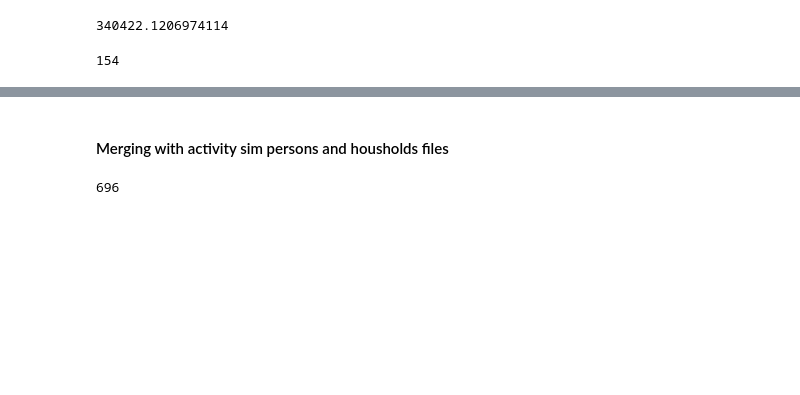
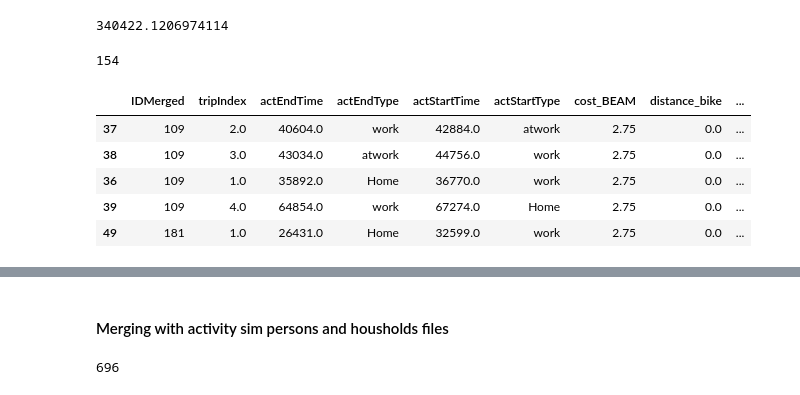
Before and after one commit to LBNL-UCB-STI/beam-core-analysis, a Jupyter notebook: Users/Nazanin/Person_Trip_Level_BEAM_SF.ipynb, the cells around one changed output, grey strips where cells are left out. Cells and saved outputs as stored; diff of their text form; code cells hidden in the pictures; blank space fills up the shorter version.

Commit message:
transit columns added

```diff
--- a/Users/Nazanin/Person_Trip_Level_BEAM_SF.ipynb
+++ b/Users/Nazanin/Person_Trip_Level_BEAM_SF.ipynb
@@ -328,9 +332,6 @@ eventsSF[eventsSF['type']=='Replanning'].head()
 # %%
 # Replanning events = 1, the rest = 0
 eventsSF['replanning_status'] = np.where(eventsSF['type']=='Replanning', 1, 0)
-# %%
-#Change column type to string
-eventsSF['reason'] = eventsSF['reason'].astype(str)
 # %%
 %%time
 eventsSF['reason'].replace('nan', np.NaN)
@@ -339,2 +340,8 @@ eventsSF.head()
+# %%
+eventsSF['transit_bus'] = np.where(eventsSF['modeBEAM_rh']=='bus', 1, 0)
+eventsSF['transit_subway'] = np.where(eventsSF['modeBEAM_rh']=='subway', 1, 0)
+eventsSF['transit_tram'] = np.where(eventsSF['modeBEAM_rh']=='tram', 1, 0)
+eventsSF['transit_rail'] = np.where(eventsSF['modeBEAM_rh']=='rail', 1, 0)
+eventsSF['transit_cable_car'] = np.where(eventsSF['modeBEAM_rh']=='cable_car', 1, 0)
 # %%
 eventsSF.reason.unique()
@@ -365,7 +381,9 @@ Person_Trip_eventsSF = pd.pivot_table(
             'numPassengers': lambda x: ', '.join(list(x.dropna().astype(str))),
             'length_mode_choice': np.sum,
             'replanning_status': np.sum,
-            'reason': lambda x: ', '.join(list(x.dropna().astype(str)))}).reset_index()
+            'reason': lambda x: ', '.join(list(x.dropna().astype(str))),
+            'transit_bus': np.sum, 'transit_subway': np.sum, 'transit_tram': np.sum, 'transit_cable_car': np.sum,
+            'transit_rail': np.sum}).reset_index()
 
 #'numPassengers': lambda x: ', '.join(set(x.dropna().astype(str)))
 #'mode_choice_actual_BEAM':lambda x: ', '.join(set(x.dropna().astype(str))) #
@@ -423,3 +423,12 @@ a.to_csv('C:/Shared-Work/Data/CleanData/PivotTables/Person_Trip_eventsSF_describ
 sample_bike2 = eventsSF[(eventsSF['primaryFuelType'] == "Gasoline") & (eventsSF['modeBEAM'] == "bike") ]
 # %%
 Person_Trip_eventsSF.head(100000).to_csv('C:/Shared-Work/Data/CleanData/Person_Trip_eventsSF.csv', index = False)
+# %%
+Person_Trip_eventsSF[Person_Trip_eventsSF['mode_choice_planned_BEAM'] == 'walk_transit'].head()
+# %% [output]
+|  | IDMerged | tripIndex | actEndTime | actEndType | actStartTime | actStartType | cost_BEAM | distance_bike | ... |
+| 37 | 109 | 2.0 | 40604.0 | work | 42884.0 | atwork | 2.75 | 0.0 | ... |
+| 38 | 109 | 3.0 | 43034.0 | atwork | 44756.0 | work | 2.75 | 0.0 | ... |
+| 36 | 109 | 1.0 | 35892.0 | Home | 36770.0 | work | 2.75 | 0.0 | ... |
+| 39 | 109 | 4.0 | 64854.0 | work | 67274.0 | Home | 2.75 | 0.0 | ... |
+| 49 | 181 | 1.0 | 26431.0 | Home | 32599.0 | work | 2.75 | 0.0 | ... |
```
Also changed, not shown: parts of 9 cells of this notebook.
